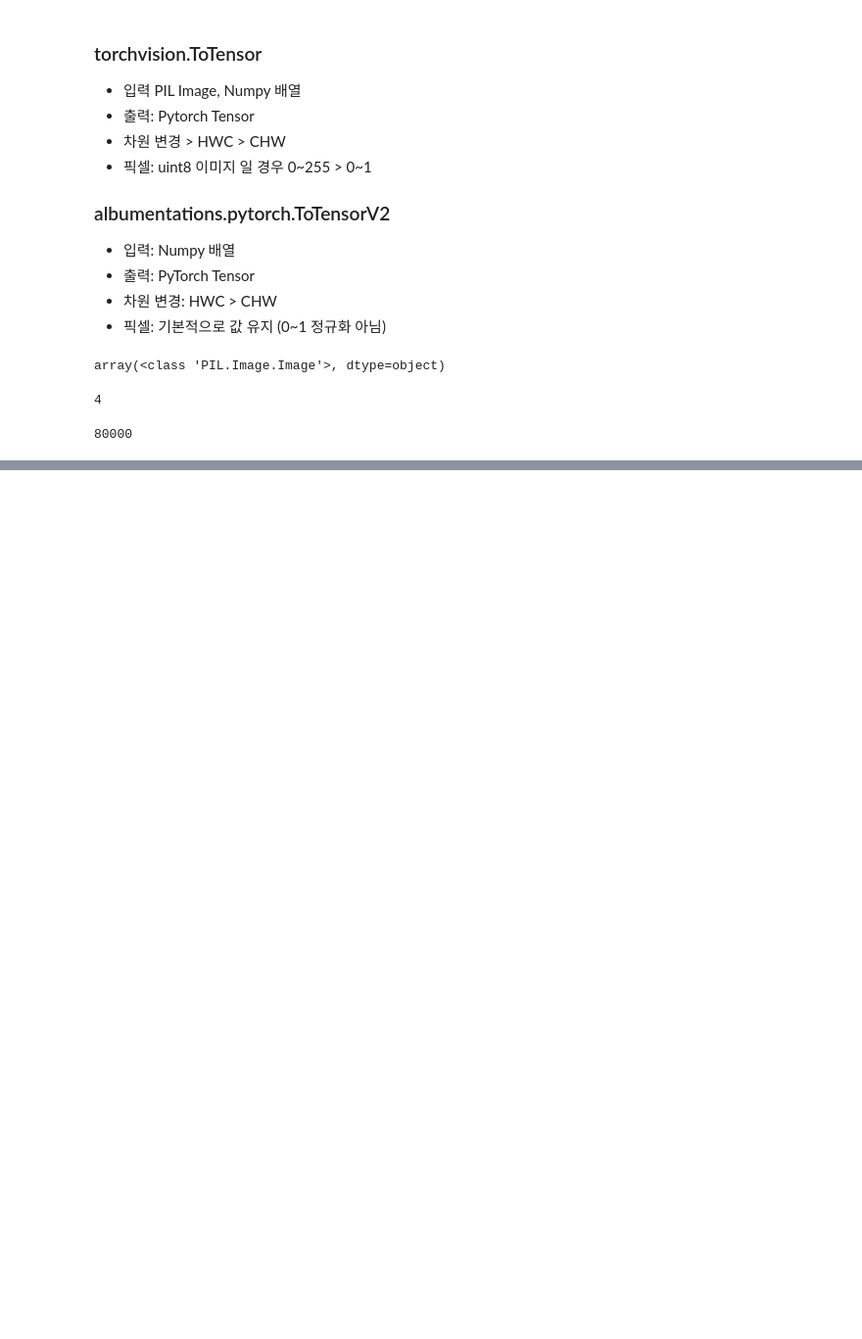
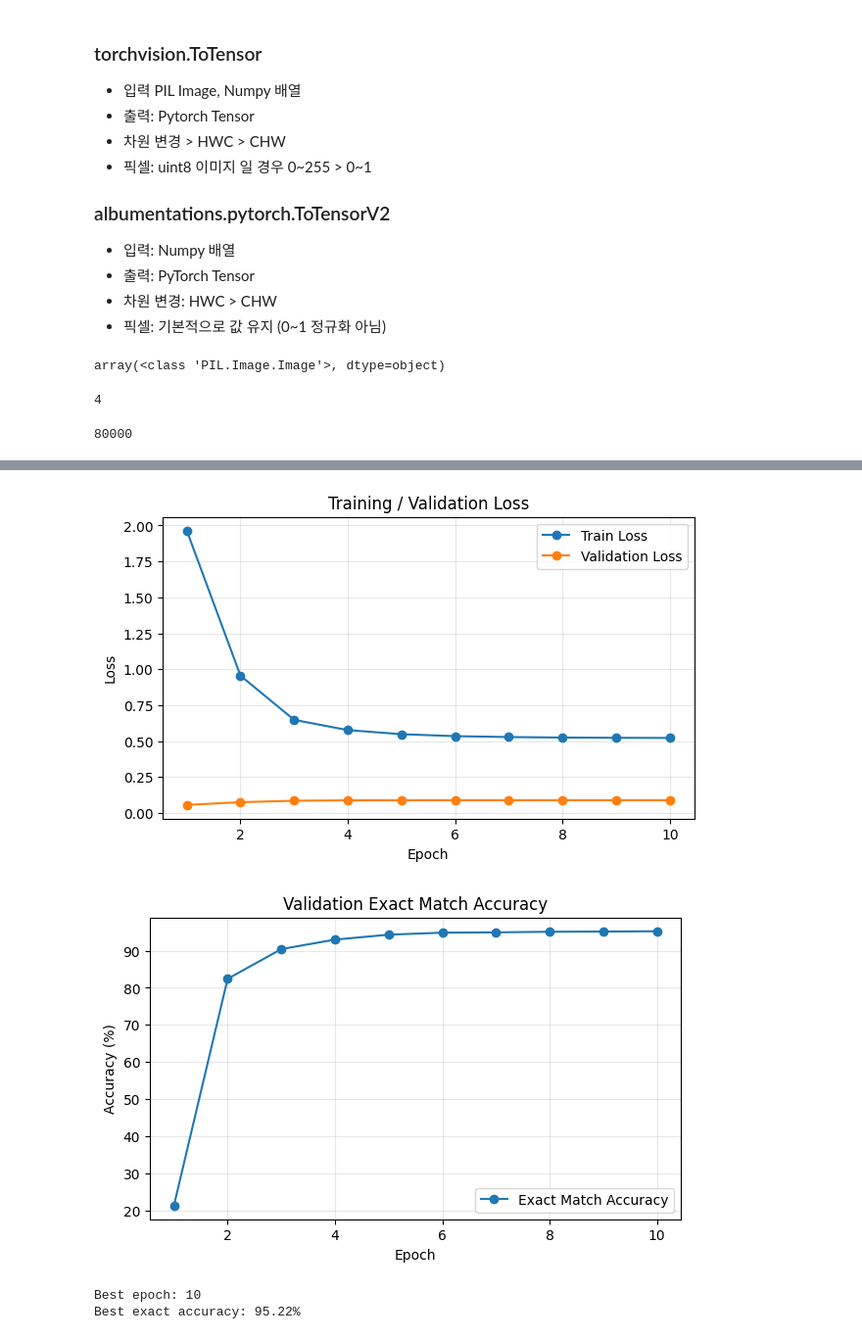
Before and after one commit to hurwan0629/lang-chain-KDT, a Jupyter notebook: 01_class/2026_09_11_NLP/8_ViT.ipynb, the cells around one changed output, grey strips where cells are left out. Shown at 98% size. Saved outputs shown, nothing was run; the diff lists cells and outputs as text; code cells hidden in the pictures; blank space fills up the shorter version.

```diff
--- a/01_class/2026_09_11_NLP/8_ViT.ipynb
+++ b/01_class/2026_09_11_NLP/8_ViT.ipynb
@@ -436,0 +495,3 @@ targets: torch.Size([32, 4])
+# %%
+with torch.no_grad():
+  sample_outputs = model(sample_input)
@@ -436,0 +515,13 @@ targets: torch.Size([32, 4])
+# %%
+EPOCHS = 10
+LR = 3e-5
+WEIGHT_DECAY = 0.05
+LABEL_SMOOTHING = 0.1
+criterion = nn.CrossEntropyLoss(label_smoothing=LABEL_SMOOTHING)
+optimizer = torch.optim.AdamW(model.parameters(), lr=LR, weight_decay=WEIGHT_DECAY)
+# 코사인 주기를 LR에 넣어서 부드럽게 값을 조절함.
+scheduler = torch.optim.lr_scheduler.CosineAnnealingLR(optimizer, T_max=EPOCHS, eta_min=LR*0.05)
+# %%
+use_amp = DEVICE.type == "cuda"
+scaler = torch.amp.GradScaler()
+print("AMP enbabeld:", use_amp)
@@ -436,0 +693,51 @@ targets: torch.Size([32, 4])
+# %%
+epochs = range(1, len(history["train_loss"]) + 1)
+
+plt.figure(figsize=(7, 4))
+plt.plot(epochs, history["train_loss"], marker="o", label="Train Loss")
+plt.plot(epochs, history["val_loss"], marker="o", label="Validation Loss")
+plt.xlabel("Epoch")
+plt.ylabel("Loss")
+plt.title("Training / Validation Loss")
+plt.legend()
+plt.grid(alpha=0.3)
+plt.show()
+
+plt.figure(figsize=(7, 4))
+plt.plot(
+    epochs,
+    [x * 100 for x in history["exact_acc"]],
+    marker="o",
+    label="Exact Match Accuracy",
+)
+plt.xlabel("Epoch")
+plt.ylabel("Accuracy (%)")
+plt.title("Validation Exact Match Accuracy")
+plt.legend()
+plt.grid(alpha=0.3)
+plt.show()
+# %% [output]
+[figure, added]
+[figure, added]
+# %%
+checkpoint = torch.load(
+    best_path,
+    map_location=DEVICE,
+    weights_only=False,
+)
+
+best_model = ViTMultiHeadClassifier(
+    num_classes=checkpoint["num_classes"],
+    num_heads_out=checkpoint["num_heads_out"],
+    model_name=checkpoint["model_name"],
+    pretrained=False,
+).to(DEVICE)
+
+best_model.load_state_dict(checkpoint["model_state_dict"])
+best_model.eval()
+
+print("Best epoch:", checkpoint["epoch"])
+print("Best exact accuracy:", f"{checkpoint['best_exact_acc']*100:.2f}%")
+# %% [output]
+Best epoch: 10
+Best exact accuracy: 95.22%
```
Also changed, not shown: parts of 16 cells of this notebook, 57 other files.
